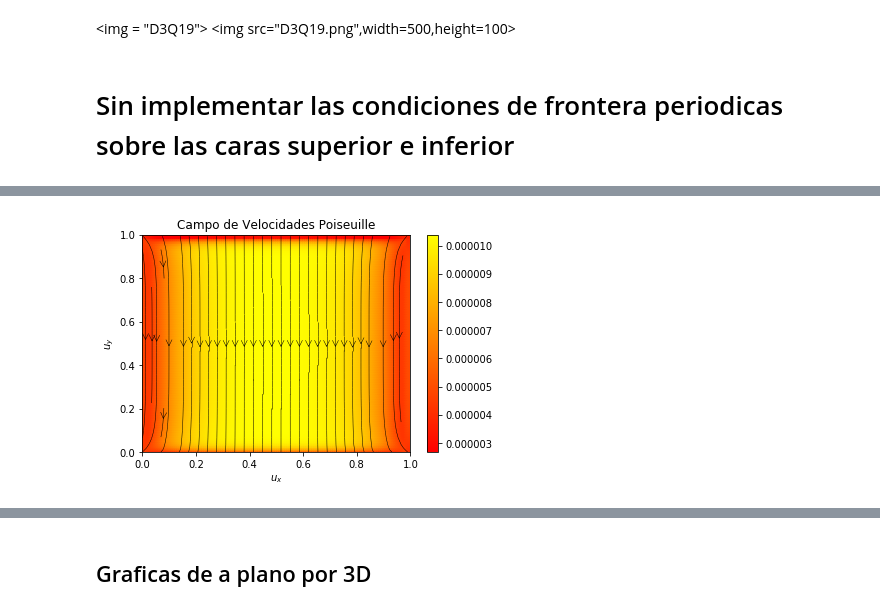
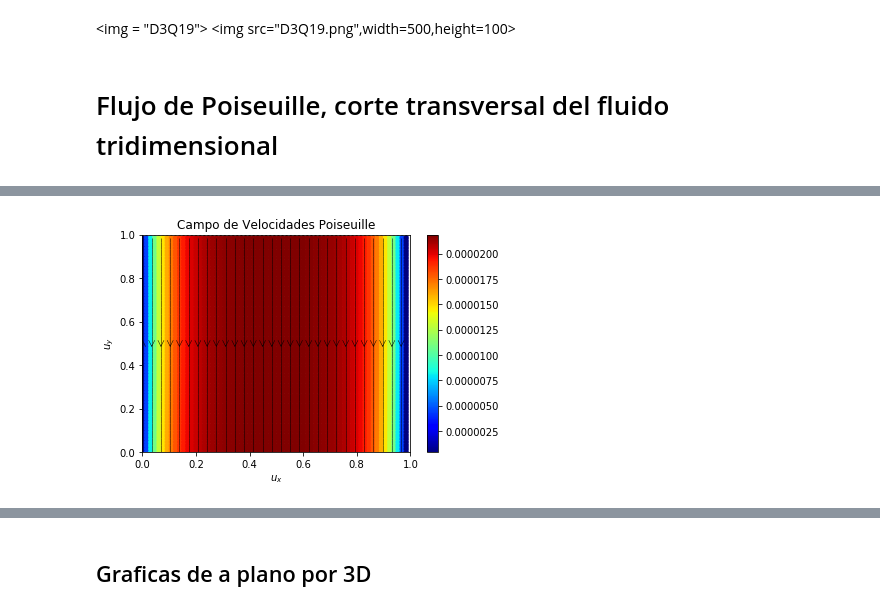
Before and after one commit to jomen93/Poiseuille-test, a Jupyter notebook: Graficas 3D Pouiseuile.ipynb, the cells around one changed output, grey strips where cells are left out. Cells and saved outputs as stored; diff of their text form; code cells hidden in the pictures.

```diff
--- a/Graficas 3D Pouiseuile.ipynb
+++ b/Graficas 3D Pouiseuile.ipynb
@@ -7,18 +7,18 @@ from numpy import ma
 # %% [markdown]
 <img = "D3Q19">
 <img src="D3Q19.png",width=500,height=100>
-# %% [markdown]
-# Sin implementar las condiciones de frontera periodicas sobre las caras superior e inferior
+# %% [markdown]
+# Flujo de Poiseuille, corte transversal del fluido tridimensional
 # %%
 %%time
 
-ux = np.transpose(np.loadtxt('vx.dat', unpack = True))
-uy = np.transpose(np.loadtxt('vy.dat', unpack = True))
+ux = np.loadtxt('vx.dat', unpack = True)
+uy = np.loadtxt('vy.dat', unpack = True)
 #uz = np.transpose(np.loadtxt('vz.dat', unpack = True))
-x = np.transpose(np.loadtxt('x.dat', unpack = True))
+x = np.loadtxt('x.dat', unpack = True)
 y = np.loadtxt('y.dat', unpack = True)
 #z = np.transpose(np.loadtxt('z.dat', unpack = True))
-rho = np.transpose(np.loadtxt('rho.dat', unpack = True))
+rho = np.loadtxt('rho.dat', unpack = True)
 
 np.shape(ux)
 
@@ -29,7 +29,7 @@ plt.ylabel("$u_{y}$")
 M = np.hypot(ux, uy)
 plt.xlim(0,1)
 plt.ylim(0,1)
-Q = plt.quiver(x, y, ux,uy, M , cmap=plt.cm.autumn, width=0.022,scale=1/0.1)
+Q = plt.quiver(x, y, ux,uy, M , cmap=plt.cm.jet, width=0.022,scale=1/0.1)
 plt.colorbar()
 plt.streamplot(x, y, ux, uy, color="k", linewidth=0.5,density=1.0, arrowstyle='->', arrowsize=1.5)
 # %% [output]
@@ -38 +38 @@ Wall time: 1.14 s
-[figure, old version]
+[figure, new version]
```
Also changed, not shown: parts of 16 cells of this notebook, 6 other files.
